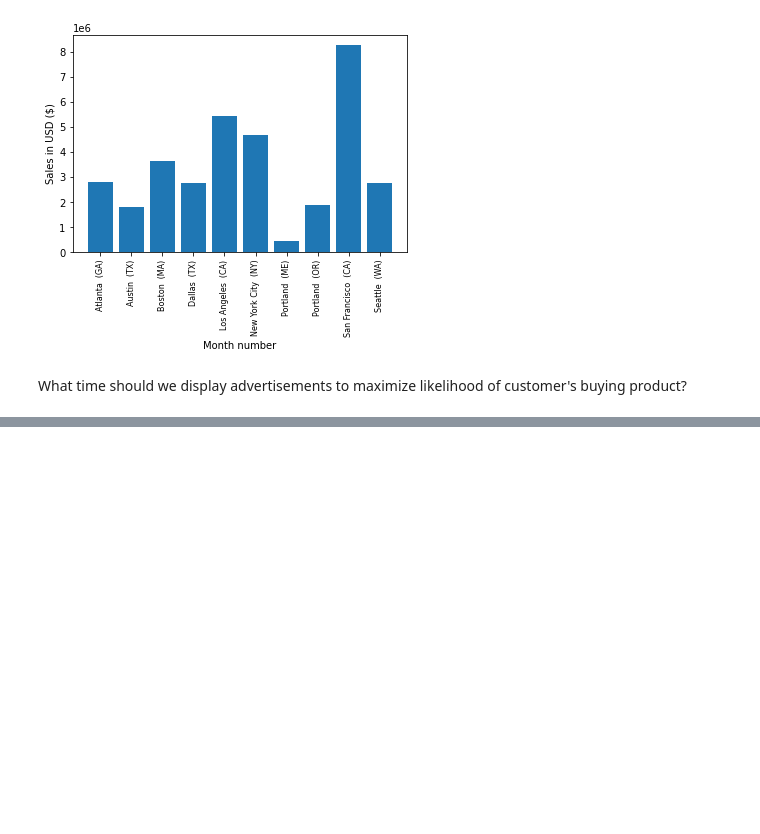
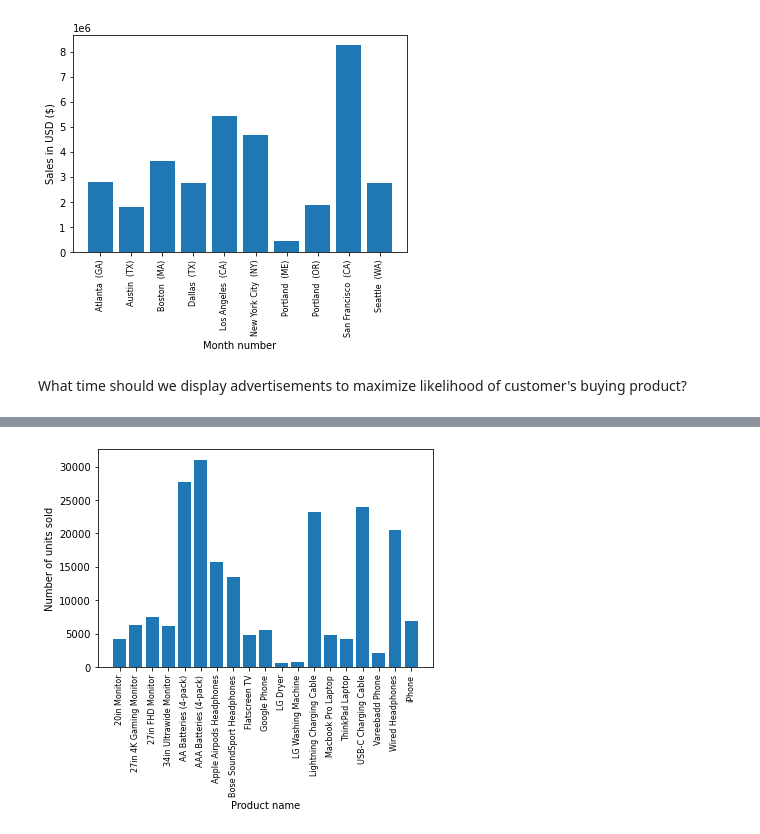
Before and after one commit to nvir0/SalesAnalysis, a Jupyter notebook: SalesClean.ipynb, the cells around one changed output, grey strips where cells are left out. Cells and saved outputs as stored; diff of their text form; code cells hidden in the pictures; blank space fills up the shorter version.

```diff
--- a/SalesClean.ipynb
+++ b/SalesClean.ipynb
@@ -184,0 +248,13 @@ plt.show()
+# %%
+product_group = df.groupby('Product')
+quantity_ordered = product_group.sum()['Quantity Ordered']
+
+keys = [product for product, df in product_group]
+
+plt.bar(keys, quantity_ordered)
+plt.ylabel('Number of units sold')
+plt.xlabel('Product name')
+plt.xticks(keys, rotation='vertical', size=8)
+plt.show()
+# %% [output]
+[figure, added]
```
Also changed, not shown: parts of 9 cells of this notebook.
